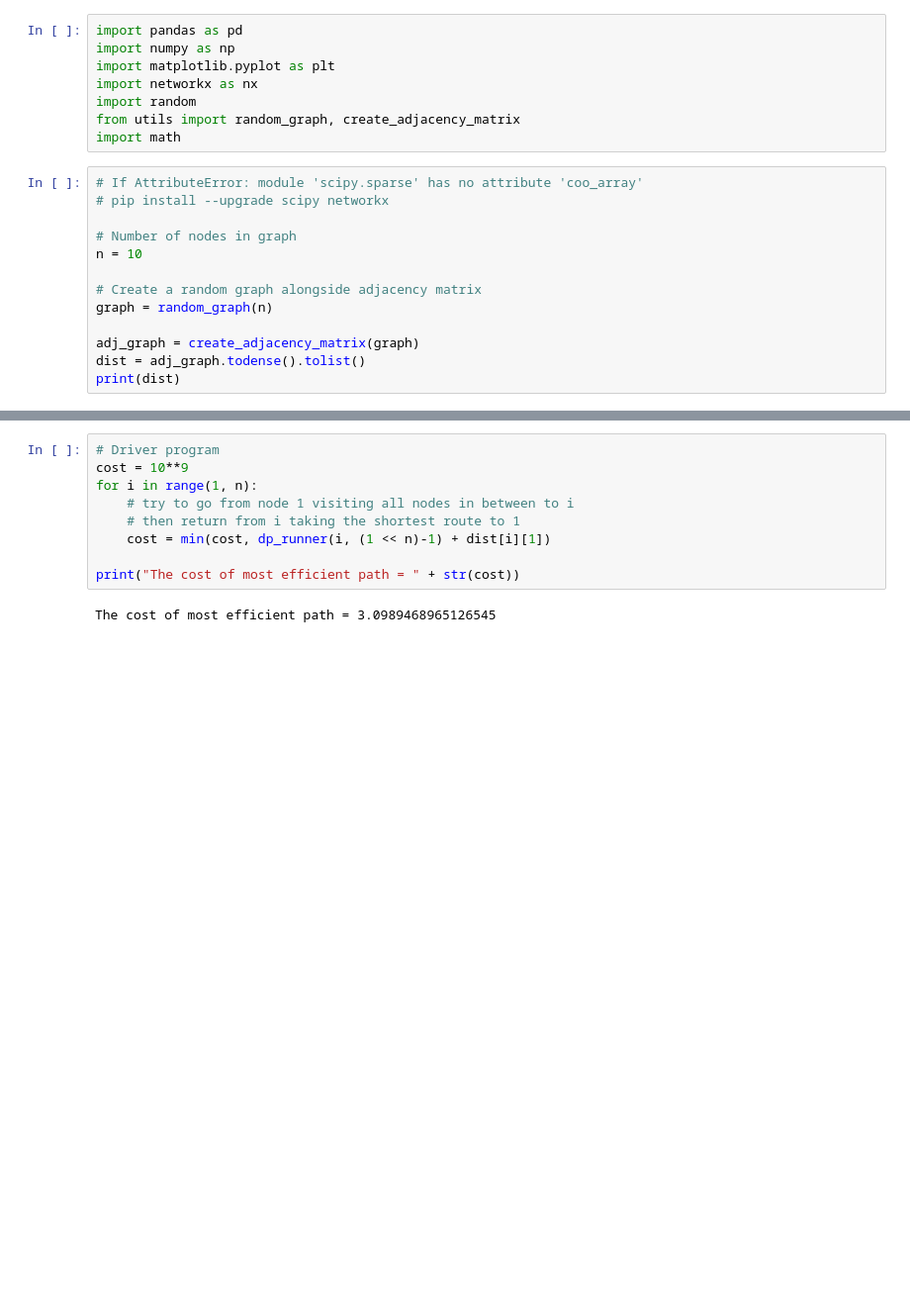
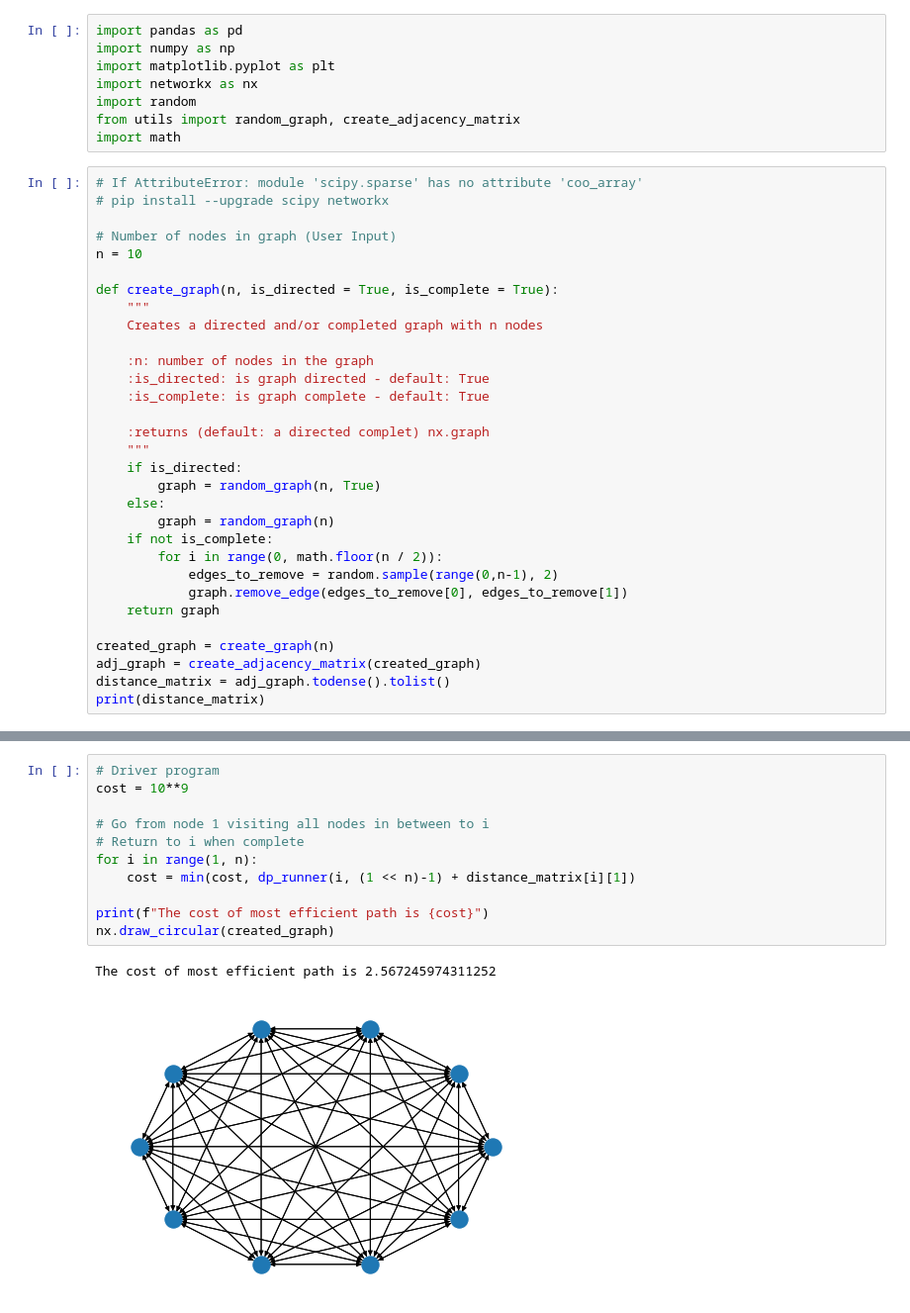
Before and after one commit to olincollege/directed-salesman, a Jupyter notebook: dynamic-programming.ipynb, the cells around one changed output, grey strips where cells are left out. Shown: that part at 99% size. Cells and saved outputs as stored; diff of their text form; blank space fills up the shorter version.

Commit message:
Updated Solution
- Add bitmasking to represent remaining nodes in the subset
- Function for creating a directed/completed graph
- Draws graph

```diff
--- a/dynamic-programming.ipynb
+++ b/dynamic-programming.ipynb
@@ -12,13 +12,31 @@ import math
 # If AttributeError: module 'scipy.sparse' has no attribute 'coo_array'
 # pip install --upgrade scipy networkx
 
-# Number of nodes in graph
+# Number of nodes in graph (User Input)
 n = 10
 
-# Create a random graph alongside adjacency matrix
-graph = random_graph(n)
+def create_graph(n, is_directed = True, is_complete = True):
+    """
+    Creates a directed and/or completed graph with n nodes
 
-adj_graph = create_adjacency_matrix(graph)
-dist = adj_graph.todense().tolist()
-print(dist)
+    :n: number of nodes in the graph
+    :is_directed: is graph directed - default: True
+    :is_complete: is graph complete - default: True
+
+    :returns (default: a directed complet) nx.graph
+    """
+    if is_directed:
+        graph = random_graph(n, True)
+    else:
+        graph = random_graph(n)
+    if not is_complete:
+        for i in range(0, math.floor(n / 2)):
+            edges_to_remove = random.sample(range(0,n-1), 2)
+            graph.remove_edge(edges_to_remove[0], edges_to_remove[1])
+    return graph
+
+created_graph = create_graph(n)
+adj_graph = create_adjacency_matrix(created_graph)
+distance_matrix = adj_graph.todense().tolist()
+print(distance_matrix)
 # %% [output]
@@ -58,14 +79,17 @@ def dp_runner(i, bitmask):
 # %%
 # Driver program
 cost = 10**9
+
+# Go from node 1 visiting all nodes in between to i
+# Return to i when complete
 for i in range(1, n):
-    # try to go from node 1 visiting all nodes in between to i
-    # then return from i taking the shortest route to 1
-    cost = min(cost, dp_runner(i, (1 << n)-1) + dist[i][1])
+    cost = min(cost, dp_runner(i, (1 << n)-1) + distance_matrix[i][1])
 
-print("The cost of most efficient path = " + str(cost))
+print(f"The cost of most efficient path is {cost}")
+nx.draw_circular(created_graph)
 # %% [output]
-The cost of most efficient path = 3.0989468965126545
+The cost of most efficient path is 2.567245974311252
+[figure, added]
 # %% [markdown]
 ## Sources
 
```
Also changed, not shown: parts of 3 cells of this notebook.
